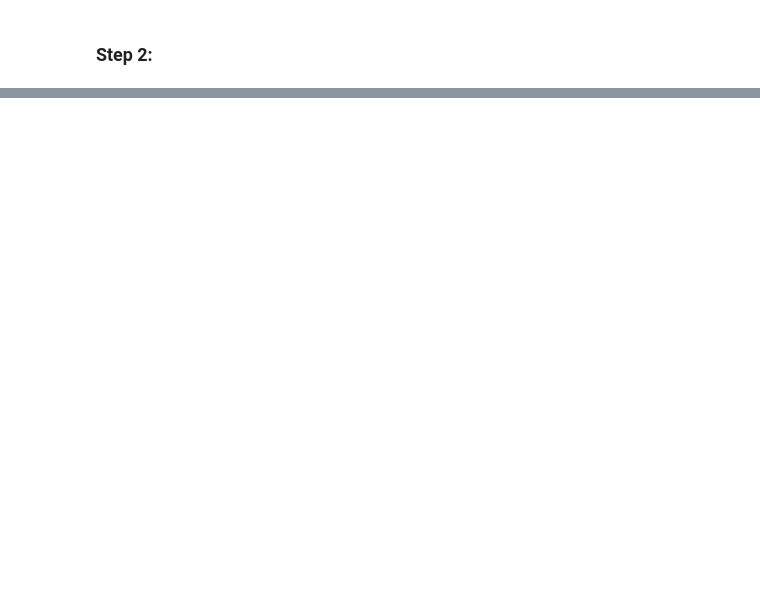
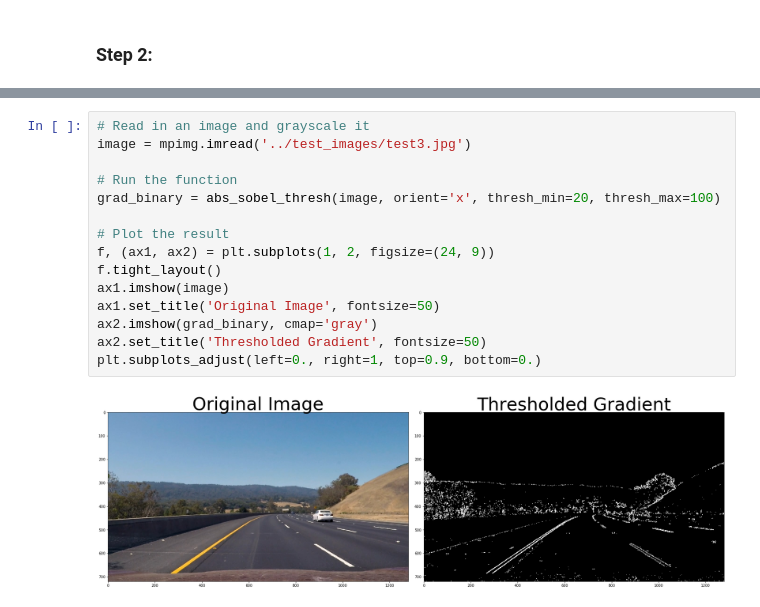
Before and after one commit to jabad3/P4-Advanced-Lane-Lines, a Jupyter notebook: mine/example.ipynb, the cells around one changed output, grey strips where cells are left out. Saved outputs shown, nothing was run; the diff lists cells and outputs as text; blank space fills up the shorter version.

```diff
--- a/mine/example.ipynb
+++ b/mine/example.ipynb
@@ -106,0 +162,17 @@ ax2.set_title('Undistorted Image', fontsize=30)
+# %%
+# Read in an image and grayscale it
+image = mpimg.imread('../test_images/test3.jpg')
+
+# Run the function
+grad_binary = abs_sobel_thresh(image, orient='x', thresh_min=20, thresh_max=100)
+
+# Plot the result
+f, (ax1, ax2) = plt.subplots(1, 2, figsize=(24, 9))
+f.tight_layout()
+ax1.imshow(image)
+ax1.set_title('Original Image', fontsize=50)
+ax2.imshow(grad_binary, cmap='gray')
+ax2.set_title('Thresholded Gradient', fontsize=50)
+plt.subplots_adjust(left=0., right=1, top=0.9, bottom=0.)
+# %% [output]
+[figure, added]
```
Also changed, not shown: parts of 26 cells of this notebook.
